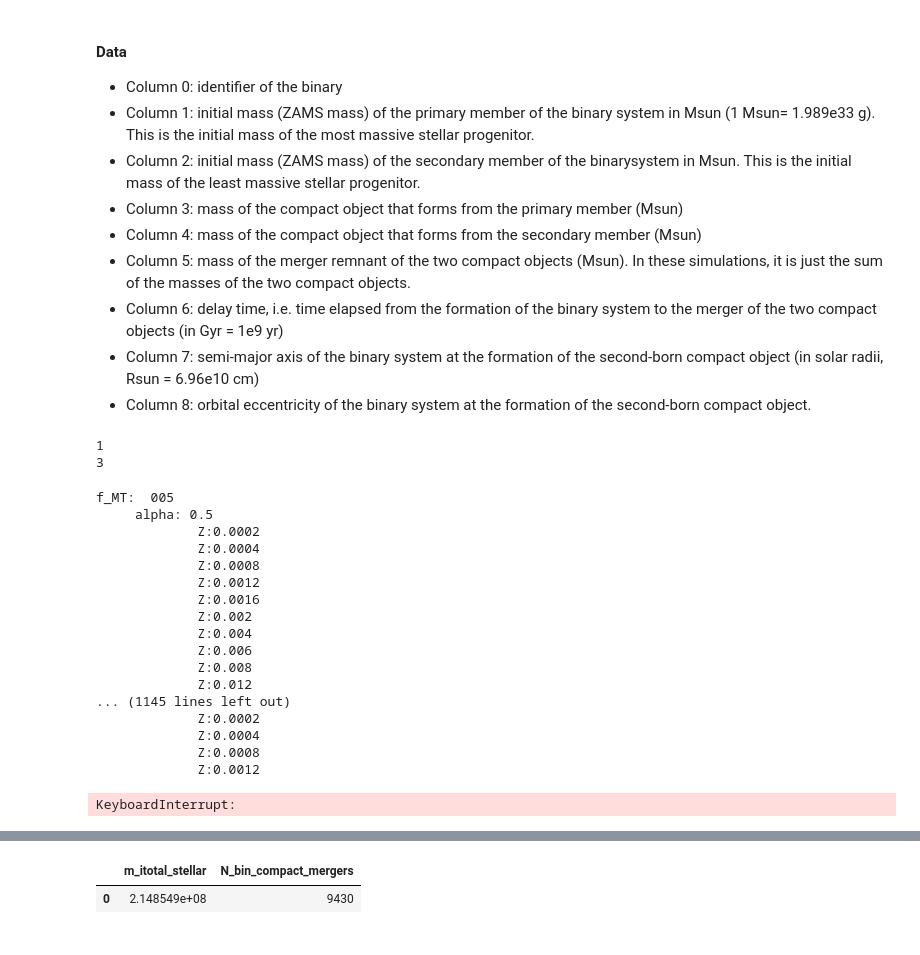
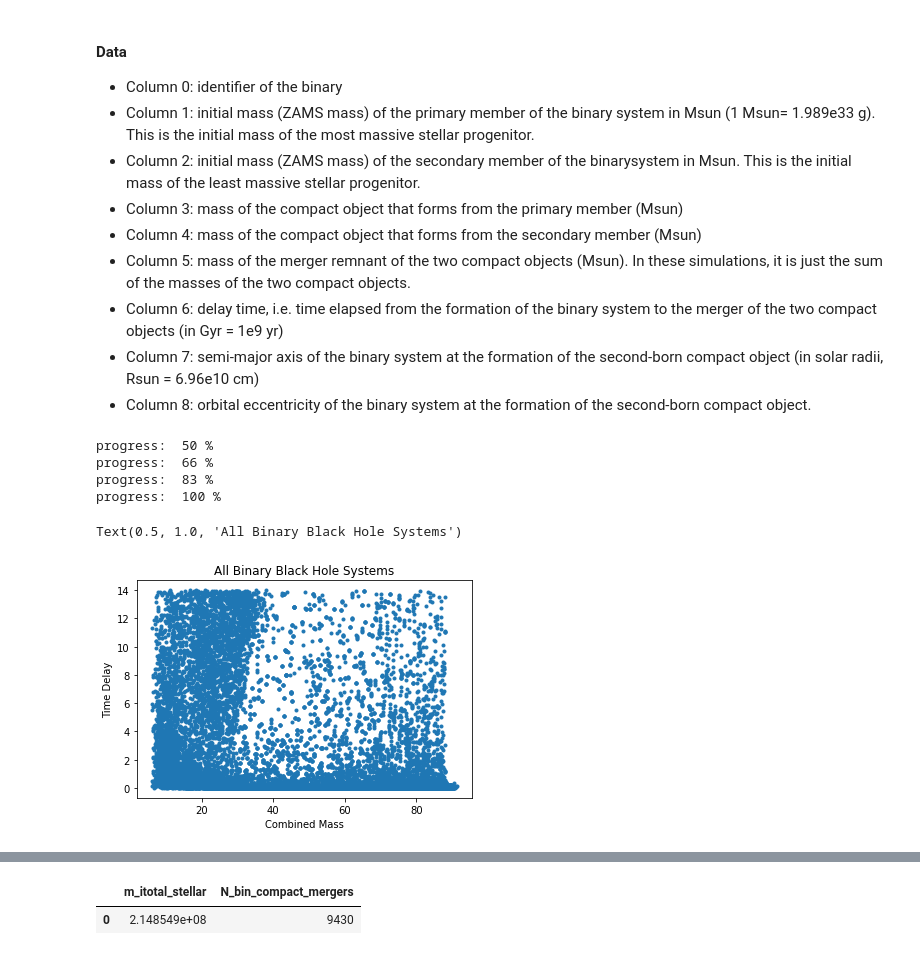
Before and after one commit to DanHarJor/CompLabB-UNIPD-TeamDream, a Jupyter notebook: Daniel/project_jake_danielEdit.ipynb, the cells around one changed output, grey strips where cells are left out. Cells and saved outputs as stored; diff of their text form; code cells hidden in the pictures.

```diff
--- a/Daniel/project_jake_danielEdit.ipynb
+++ b/Daniel/project_jake_danielEdit.ipynb
@@ -49,17 +50,3 @@ Z_lb = [str(x) for x in Z]
 * Column 6: delay time, i.e. time elapsed from the formation of the binary system to the merger of the two compact objects (in Gyr = 1e9 yr)
 * Column 7: semi-major axis of the binary system at the formation of the second-born compact object (in solar radii, Rsun = 6.96e10 cm)
 * Column 8: orbital eccentricity of the binary system at the formation of the second-born compact object.
-# %%
-import numpy as np
-
-a = [1,2,3,4]
-
-def te(ind):
- #   [ L[index] for index in [1,3,5] ]
-    s = [a[index] for index in ind]
-    for i in s:
-        print(i)
-te([0,2])
-# %% [output]
-1
-3
@@ -86,16 +73,19 @@ print(df_total["alpha"].mean())
 # %%
 
 #Select what to plot
-def getData(col = [0],fmt_index = [1], fmt_inc = False, alpha_index = [1], alpha_inc = False, Z_index = [1], Z_inc = False, get_all = False):
+def getData(col = [0],fmt_index = [1], fmt_inc = False, alpha_index = [1], alpha_inc = False, Z_index = [1], Z_inc = False, get_all = False, v = False):
     if (get_all):
-        getData(col = [1,2,3,4,5,7,8],fmt_index = range(0,20),fmt_inc = True, alpha_index = range(0,11), alpha_inc = True, Z_index = range(0,12), Z_inc = True)
+        getData(col = [1,2,3,4,5,7,8],fmt_index = range(0,20),fmt_inc = True, alpha_index = range(0,11), alpha_inc = True, Z_index = range(0,12), Z_inc = True, v = True)
     else:
+
         if fmt_index == 'all':
             fmt_index = range(0,20)
         if alpha_index == 'all':
             alpha_index = range(0,11)
         if Z_index == 'all':
             Z_index = range(0,12)
+        progress_total = len(fmt_index) + len(alpha_index) + len(Z_index)
+        progress = 0
         #make reduced versions of variable lists, so we only get what we want
         f_MT_lb_red = [f_MT_lb[ind] for ind in fmt_index]
         f_MT_red = [f_MT[ind] for ind in fmt_index]
@@ -122,18 +112,21 @@ def getData(col = [0],fmt_index = [1], fmt_inc = False, alpha_index = [1], alpha
         alpha_L = []
         Z_L = []
         for f_i in range(len(fmt_index)):
-            print("f_MT: ",f_MT_lb_red[f_i])
+            if(v):print("f_MT: ",f_MT_lb_red[f_i])
             for a_i in range(len(alpha_index)):
-                print("     alpha: "+alpha_lb_red[a_i])
+                #progress += 1
+                if(v):print("     alpha: "+alpha_lb_red[a_i])
                 for Z_i in range(len(Z_index)):
-                    print("             Z:"+Z_lb_red[Z_i])
+                    progress = f_i + a_i + Z_i + 3
+                    print('progress: ',int(progress*100/progress_total),"%")
+                    if(v): print("             Z:"+Z_lb_red[Z_i])
                     file_name = dataDir+"vnew_delayed_fMT"+ f_MT_lb_red[f_i] + "/A"+ alpha_lb_red[a_i] +"/data_BHBs_"+Z_lb_red[Z_i]+".txt"
                     #hd=pd.read_csv(file_name, nrows = 1, sep = " ", header = None)
                     #hd.columns=['m_itotal_stellar','N_bin_compact_mergers']
                     try:
                         df=pd.read_csv(file_name, sep=" ", skiprows=[0],header=None, usecols = columb_numbers)
                     except:
-                        print(file_name+": Does not exist, this means no simulation was done with these parameters")
+                        if(v): print(file_name+": Does not exist, this means no simulation was done with these parameters")
                     if (fmt_inc):
                         df["f_MT"] = f_MT_red[f_i]
                         f_MT_L = [*f_MT_L,*df['f_MT'].tolist()]
@@ -171,32 +164,20 @@ def getData(col = [0],fmt_index = [1], fmt_inc = False, alpha_index = [1], alpha
 
 
 #
-# %%
-combined_mass = getData(fmt_index = 'all', alpha_index = 'all', Z_index = 'all',col = [5])
-
-combined_mass.head(5)
-
-figMrem = plt.figure()
-plt.scatter(combined_mass['5'], combined_mass['time_delay'], marker = '.')
-plt.xlabel('Combined Mass')
-plt.ylabel('Time Delay')
-plt.title('All Binary Black Hole Systems')
-# %% [output]
-f_MT:  005
-     alpha: 0.5
-             Z:0.0002
-             Z:0.0004
-             Z:0.0008
-             Z:0.0012
-             Z:0.0016
-             Z:0.002
-             Z:0.004
-             Z:0.006
-             Z:0.008
-             Z:0.012
-... (1145 lines left out)
-             Z:0.0002
-             Z:0.0004
-             Z:0.0008
-             Z:0.0012
-KeyboardInterrupt:
+# %%
+combined_mass = getData(fmt_index = [0,1,2,3], alpha_index = [0], Z_index = [0],col = [5])
+
+combined_mass.head(5)
+
+figMrem = plt.figure()
+plt.scatter(combined_mass['5'], combined_mass['time_delay'], marker = '.')
+plt.xlabel('Combined Mass')
+plt.ylabel('Time Delay')
+plt.title('All Binary Black Hole Systems')
+# %% [output]
+progress:  50 %
+progress:  66 %
+progress:  83 %
+progress:  100 %
+Text(0.5, 1.0, 'All Binary Black Hole Systems')
+[figure, added]
```
Also changed, not shown: parts of 11 cells of this notebook.
